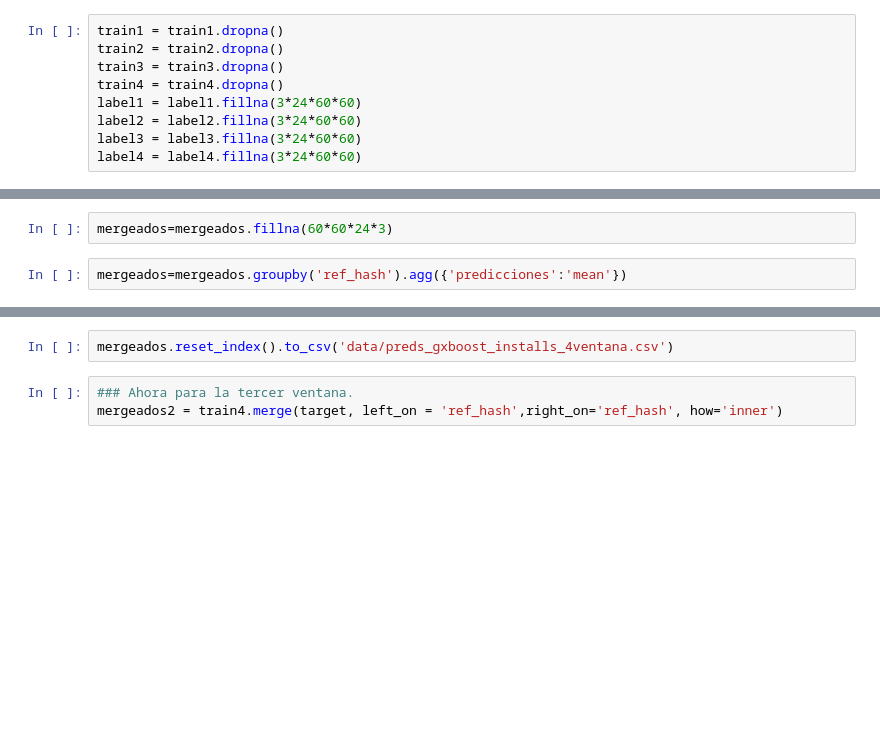
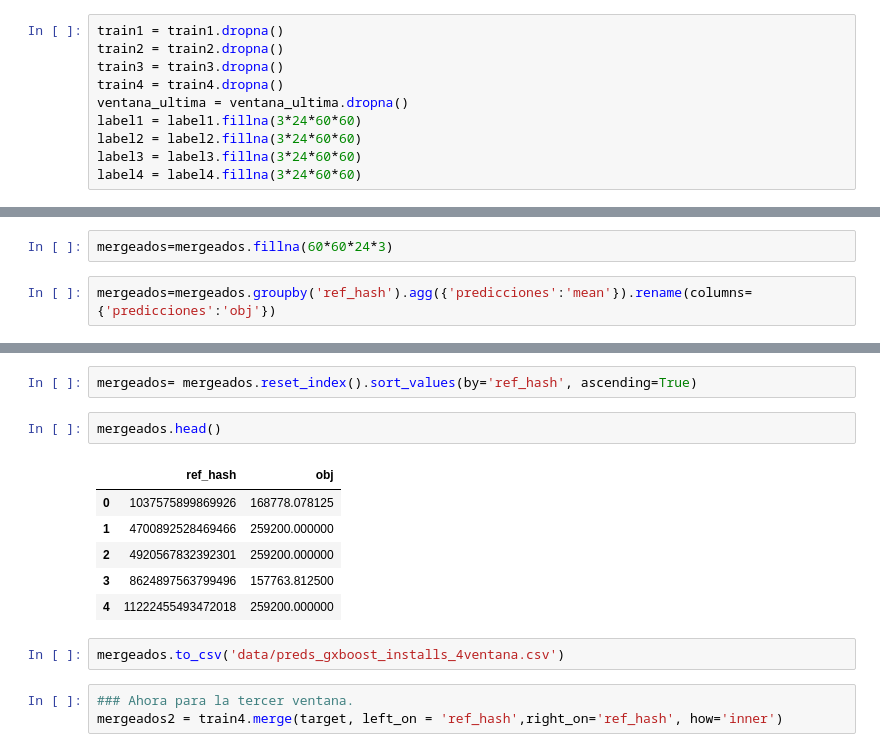
Before and after one commit to EugeniaFranchi/TP-Datos-2019, a Jupyter notebook: TP2/xgboostConFeatures-installs.ipynb, the cells around one changed output, grey strips where cells are left out. Drawn from its saved outputs; the diff is of its cells as text; blank space fills up the shorter version.

```diff
--- a/TP2/xgboostConFeatures-installs.ipynb
+++ b/TP2/xgboostConFeatures-installs.ipynb
@@ -73,6 +94,7 @@ train1 = train1.dropna()
 train2 = train2.dropna()
 train3 = train3.dropna()
 train4 = train4.dropna()
+ventana_ultima = ventana_ultima.dropna()
 label1 = label1.fillna(3*24*60*60)
 label2 = label2.fillna(3*24*60*60)
 label3 = label3.fillna(3*24*60*60)
@@ -234,4 +261,4 @@ mergeados.head()
 # %%
 mergeados=mergeados.fillna(60*60*24*3)
 # %%
-mergeados=mergeados.groupby('ref_hash').agg({'predicciones':'mean'})
+mergeados=mergeados.groupby('ref_hash').agg({'predicciones':'mean'}).rename(columns={'predicciones':'obj'})
@@ -238,5 +275,16 @@ mergeados=mergeados.groupby('ref_hash').agg({'predicciones':'mean'})
+# %%
+mergeados= mergeados.reset_index().sort_values(by='ref_hash', ascending=True)
+# %%
+mergeados.head()
+# %% [output]
+|  | ref_hash | obj |
+| 0 | 1037575899869926 | 168778.078125 |
+| 1 | 4700892528469466 | 259200.000000 |
+| 2 | 4920567832392301 | 259200.000000 |
+| 3 | 8624897563799496 | 157763.812500 |
+| 4 | 11222455493472018 | 259200.000000 |
 # %%
-mergeados.reset_index().to_csv('data/preds_gxboost_installs_4ventana.csv')
+mergeados.to_csv('data/preds_gxboost_installs_4ventana.csv')
 # %%
 ### Ahora para la tercer ventana.
 mergeados2 = train4.merge(target, left_on = 'ref_hash',right_on='ref_hash', how='inner')
```
Also changed, not shown: parts of 20 cells of this notebook.
